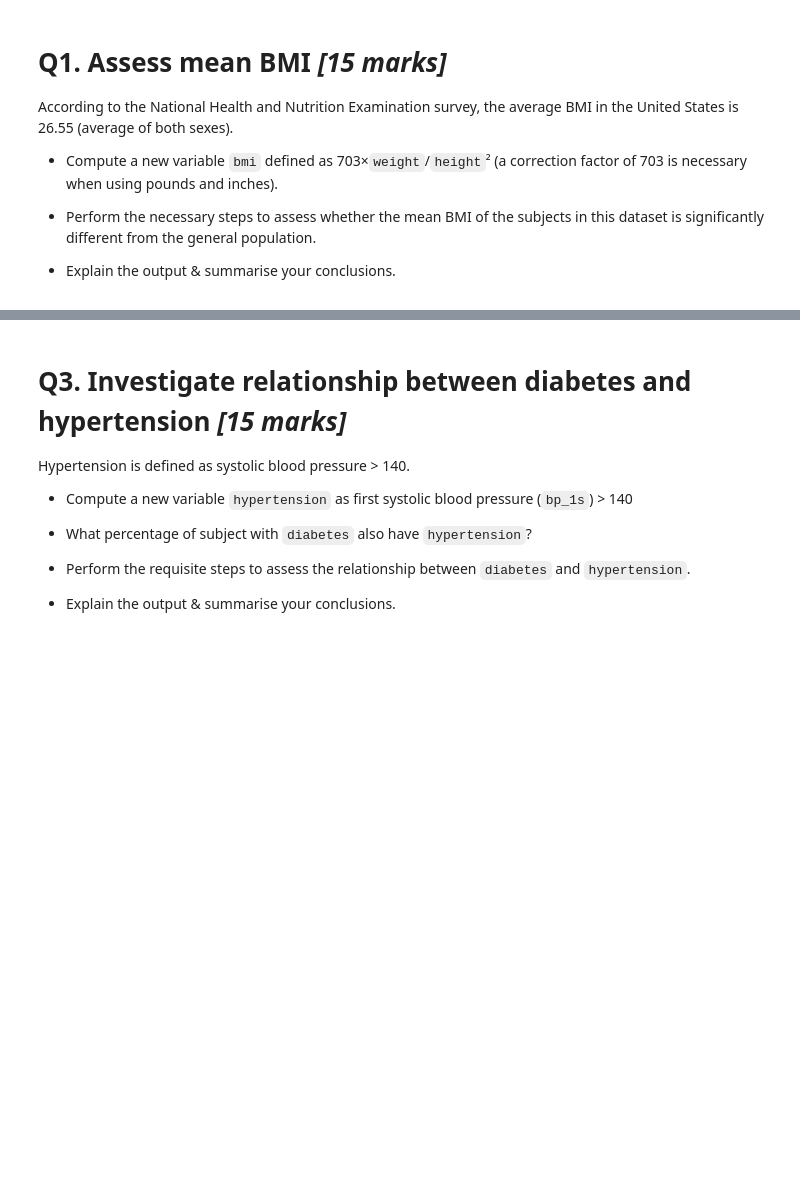
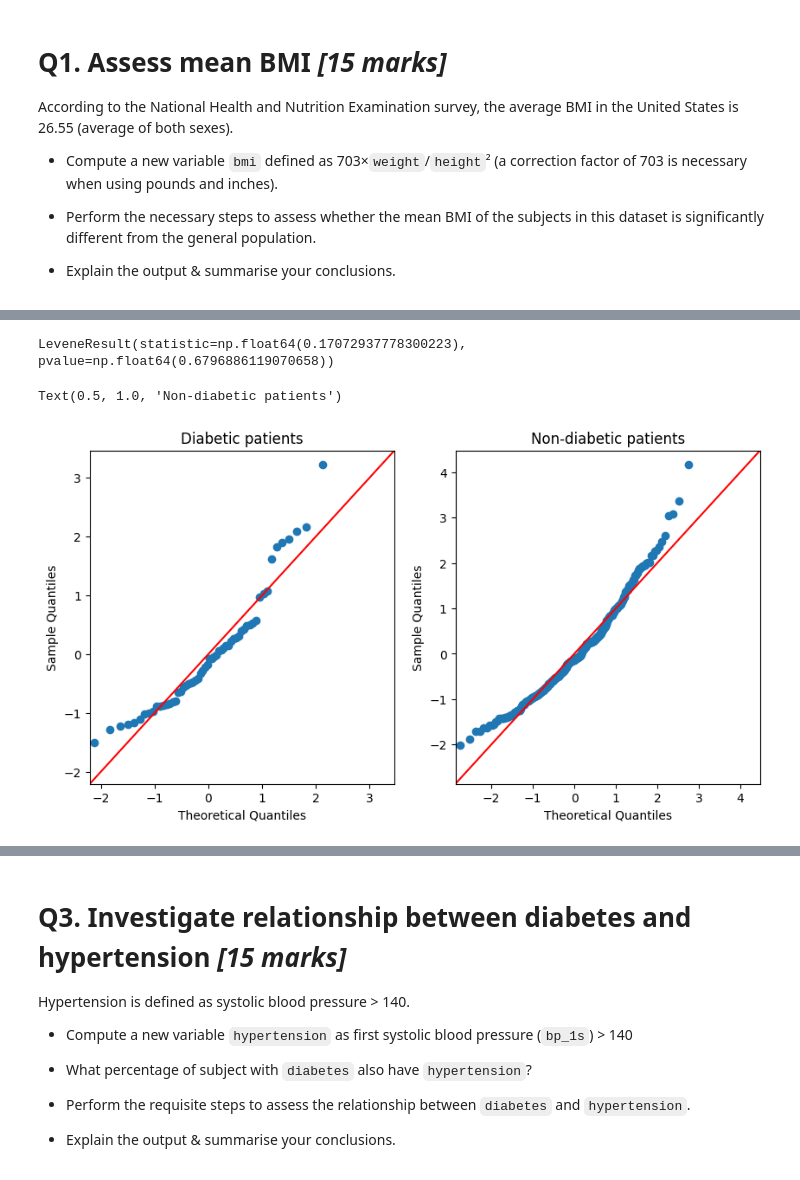
Before and after one commit to CameshaBH/Python-project, a Jupyter notebook: Copy_of_Assignment.ipynb, the cells around one changed output, grey strips where cells are left out. Drawn from its saved outputs; the diff is of its cells as text; code cells hidden in the pictures; blank space fills up the shorter version.

```diff
--- a/Copy_of_Assignment.ipynb
+++ b/Copy_of_Assignment.ipynb
@@ -106,21 +135,14 @@ If p<=0.05, the result is statistically significant and we reject the null hypot
 # %%
-#function to determine if patient has diabetes from glycosolated haemoglobin. Adds a column in dataframe with 'True' if glyhb >7 so patient is diabetic or 'False' for glyhb<=7 so patient is not diabetic.
-def diagnose_diabetes (gly_hyb):
-  df['diabetes'] = df['glyhb'] > 7
-  return df
-diagnose_diabetes(df['glyhb']) #call function
-
-#iterate through each row. Creates a column with bmi for each diabetic patient and another column containing the bmi of non-diabetic patients
-for index, row in df.iterrows():
-  if row['diabetes'] == True:
-    df.loc[index, 'diabetic'] = row['bmi']
-  else:
-    df.loc[index, 'non_diabetic'] = row['bmi']
+df['diabetes'] = df['glyhb'] > 7 #determine if patient has diabetes from glycosylated haemoglobin. Adds a column in dataframe with 'True' if glyhb >7 so patient is diabetic or 'False' for glyhb<=7 so patient is not diabetic.
+sample_stats = df.groupby('diabetes')['bmi'].agg(['mean', 'std', 'count']) #group data by diabetes status and calculate mean, standard deviation and count for each group
+print(sample_stats) #print statistics of diabetic and non-diabetic patients
 
 #print mean bmi of diabetic and non-diabetic patients
-print('The mean BMI of diabetic patients:', df.diabetic.mean())
-print('The mean BMI of nondiabetic patients:', df.non_diabetic.mean())
+print('The mean BMI of diabetic patients:', df[df['diabetes']]['bmi'].mean())
+print('The mean BMI of non-diabetic patients:', df[~df['diabetes']]['bmi'].mean())
 
 #Performs independent 2-tailed two test to compare the mean of bmi of diabetic patients with the mean bmi of non-diabetic patients
-stats.ttest_ind(df.diabetic, df.non_diabetic, nan_policy='omit')
+stats.ttest_ind(df[df['diabetes']]['bmi'].dropna(), df[~df['diabetes']]['bmi'], nan_policy='omit')
+diff = df[df['diabetes']]['bmi'].mean() - df[~df['diabetes']]['bmi'].mean() #calculate difference in b=mean BMI between samples
+print('The difference in mean BMI between the two samples is:', diff) #print difference in mean BMI
 # %% [output]
@@ -135,0 +165,15 @@ i.e the mean of BMI for persons with diabetes (30.986) is significantly differen
+# %%
+#Perform Levene's test to check for variance between the samples
+stats.levene (df[df['diabetes']==True]['bmi'].dropna(), df[df['diabetes']==False]['bmi'].dropna())
+# %% [output]
+LeveneResult(statistic=np.float64(0.17072937778300223), pvalue=np.float64(0.6796886119070658))
+# %%
+#Plot Q-Q plots for both data sets to assess normality
+fig, axes = plt.subplots(1, 2, figsize=(10, 5))
+sm.qqplot(df[df['diabetes']==True]['bmi'].dropna(), fit=True, line="45", ax=axes[0])
+axes[0].set_title('Diabetic patients')
+sm.qqplot(df[df['diabetes']==False]['bmi'].dropna(), fit=True, line="45", ax=axes[1])
+axes[1].set_title('Non-diabetic patients')
+# %% [output]
+Text(0.5, 1.0, 'Non-diabetic patients')
+[figure, added]
```
Also changed, not shown: parts of 58 cells of this notebook.
